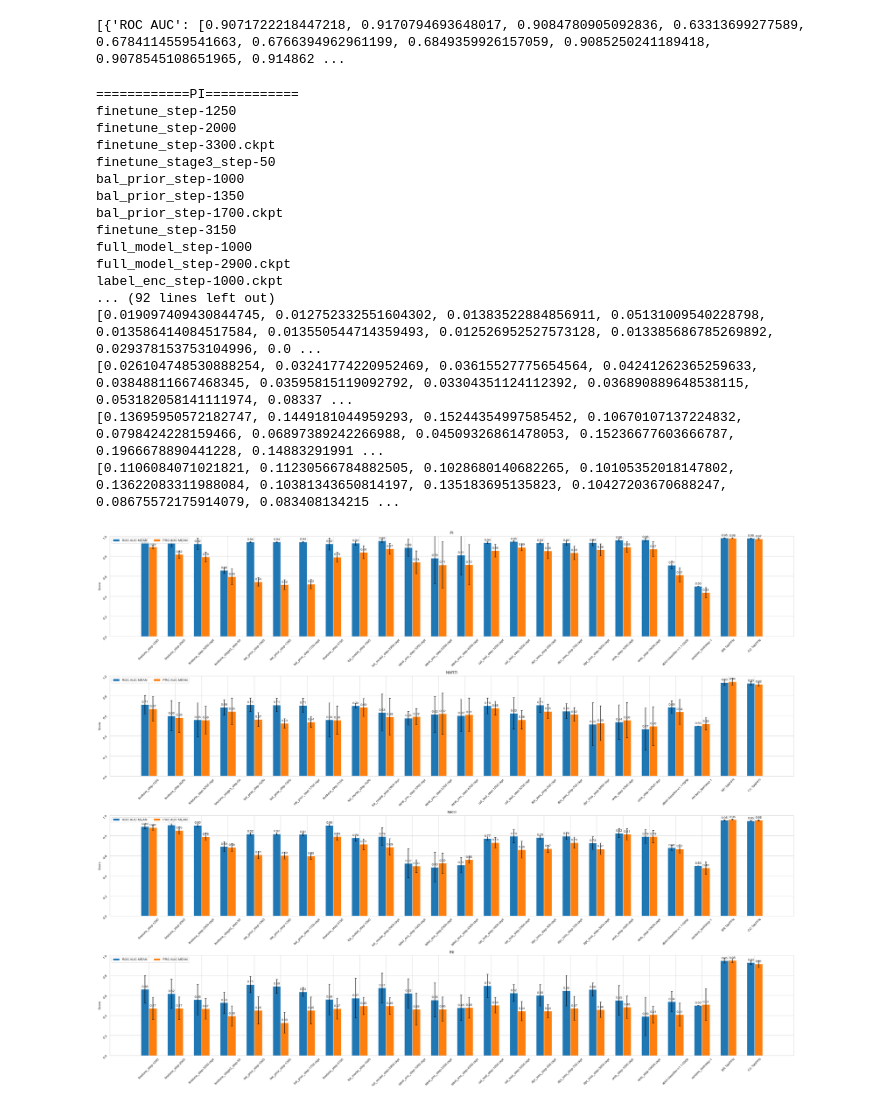
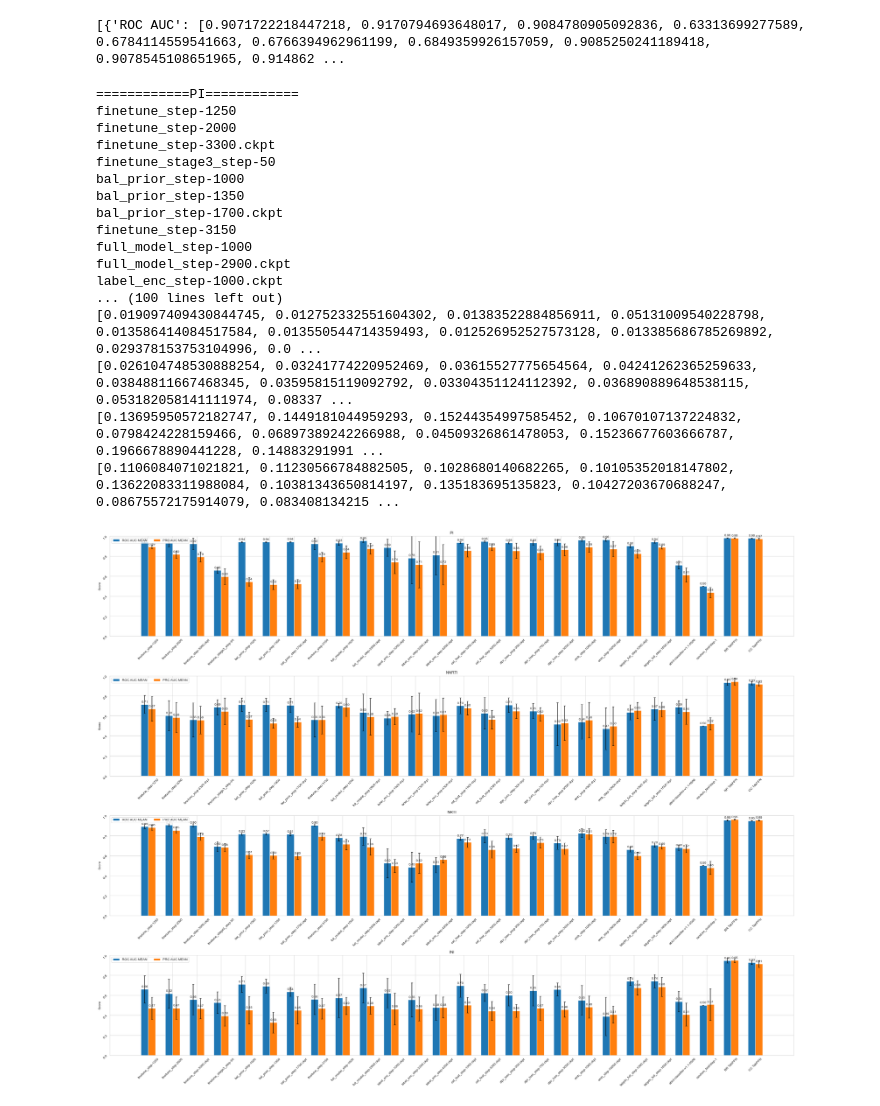
Before and after one commit to FloAvis/MultiLabel-PFN, a Jupyter notebook: statistics/MulaTab_statistics2.ipynb, the cells around one changed output. Drawn from its saved outputs; the diff is of its cells as text; code cells hidden in the pictures.

```diff
--- a/statistics/MulaTab_statistics2.ipynb
+++ b/statistics/MulaTab_statistics2.ipynb
@@ -881,6 +881,8 @@ models = [
     "zlpr_loss_step-3050.ckpt",
     "omb_step-1000.ckpt",
     "omb_step-10000.ckpt",
+    "tabpfn_full_step-1000.ckpt",
+    "tabpfn_full_step-1600.ckpt",
     "abicl-classifier-v1.1-0506",
     "random_test/step-1"]
 
@@ -985,32 +987,32 @@ for i, path in enumerate(filepath_list):
         ax.errorbar(x + offset, measurement, yerr=results_std[i][attribute.strip("MEAN") + "STD"],capsize=3, fmt="none", ecolor="black")
         ax.bar_label(rects, fmt='%.2f', padding=3)
         multiplier += 1
 
     # Add some text for labels, title and custom x-axis tick labels, etc.
     ax.set_ylabel('Score')
     ax.set_title(path.split("/")[-1].strip("_"))
     ax.tick_params(rotation=45)
     ax.set_xticks(x + width, x_ticks)
     ax.legend(loc='upper left', ncols=3)
     ax.set_ylim(0, 1)
 
 plt.show()
 # %% [output]
 ============PI============
 finetune_step-1250
 finetune_step-2000
 finetune_step-3300.ckpt
 finetune_stage3_step-50
 bal_prior_step-1000
 bal_prior_step-1350
 bal_prior_step-1700.ckpt
 finetune_step-3150
 full_model_step-1000
 full_model_step-2900.ckpt
 label_enc_step-1000.ckpt
-... (92 lines left out)
+... (100 lines left out)
 [0.019097409430844745, 0.012752332551604302, 0.01383522884856911, 0.05131009540228798, 0.013586414084517584, 0.013550544714359493, 0.012526952527573128, 0.013385686785269892, 0.029378153753104996, 0.0 ...
 [0.026104748530888254, 0.03241774220952469, 0.03615527775654564, 0.04241262365259633, 0.03848811667468345, 0.03595815119092792, 0.03304351124112392, 0.036890889648538115, 0.053182058141111974, 0.08337 ...
 [0.13695950572182747, 0.1449181044959293, 0.15244354997585452, 0.10670107137224832, 0.0798424228159466, 0.06897389242266988, 0.04509326861478053, 0.15236677603666787, 0.1966678890441228, 0.14883291991 ...
 [0.1106084071021821, 0.11230566784882505, 0.1028680140682265, 0.10105352018147802, 0.13622083311988084, 0.10381343650814197, 0.135183695135823, 0.10427203670688247, 0.08675572175914079, 0.083408134215 ...
-[figure, old version]
+[figure, new version]
```
Also changed, not shown: parts of 1 cell of this notebook, 1 other file.
